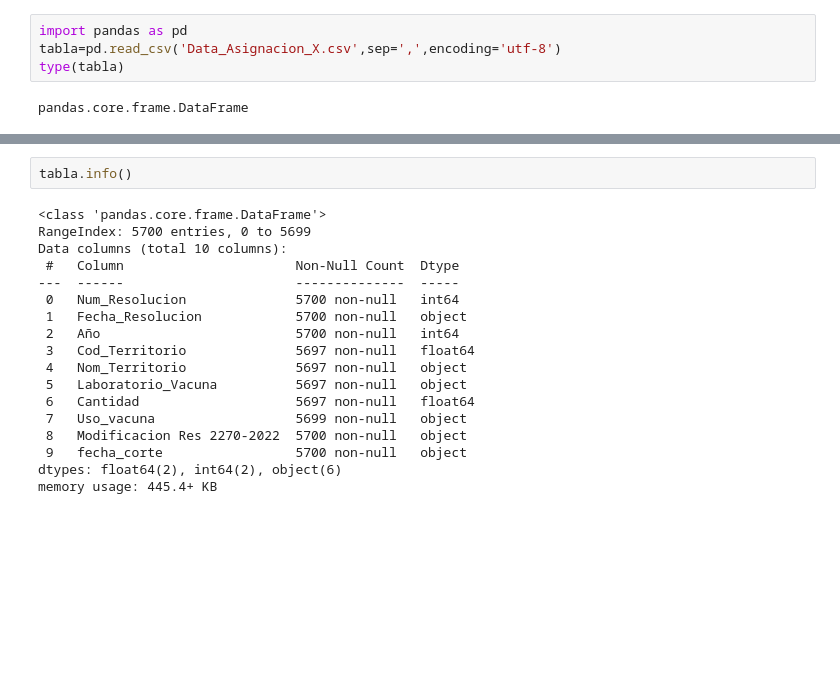
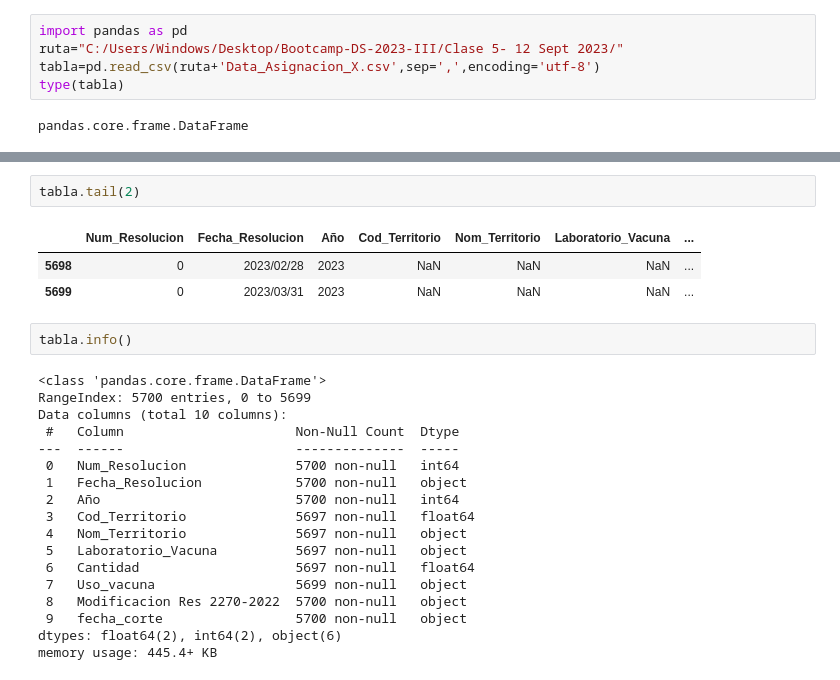
Before and after one commit to dfbustosus/Bootcamp-DS-2023-III, a Jupyter notebook: Clase 5- 12 Sept 2023/Clase 5. Manejo de archivos y datos_nueva.ipynb, the cells around one changed output, grey strips where cells are left out. Saved outputs shown, nothing was run; the diff lists cells and outputs as text; blank space fills up the shorter version.

```diff
--- a/Clase 5- 12 Sept 2023/Clase 5. Manejo de archivos y datos_nueva.ipynb
+++ b/Clase 5- 12 Sept 2023/Clase 5. Manejo de archivos y datos_nueva.ipynb
@@ -295,6 +291,7 @@ WARNING: Ignoring invalid distribution -rotobuf (c:\users\windows\appdata\roamin
 # %%
 import pandas as pd
-tabla=pd.read_csv('Data_Asignacion_X.csv',sep=',',encoding='utf-8')
+ruta="C:/Users/Windows/Desktop/Bootcamp-DS-2023-III/Clase 5- 12 Sept 2023/"
+tabla=pd.read_csv(ruta+'Data_Asignacion_X.csv',sep=',',encoding='utf-8')
 type(tabla)
 # %% [output]
 pandas.core.frame.DataFrame
@@ -331,3 +304,9 @@ Name: count, dtype: int64
+# %%
+tabla.tail(2)
+# %% [output]
+|  | Num_Resolucion | Fecha_Resolucion | Año | Cod_Territorio | Nom_Territorio | Laboratorio_Vacuna | ... |
+| 5698 | 0 | 2023/02/28 | 2023 | NaN | NaN | NaN | ... |
+| 5699 | 0 | 2023/03/31 | 2023 | NaN | NaN | NaN | ... |
 # %%
 tabla.info()
 # %% [output]
```
Also changed, not shown: parts of 23 cells of this notebook, 5 other files.
